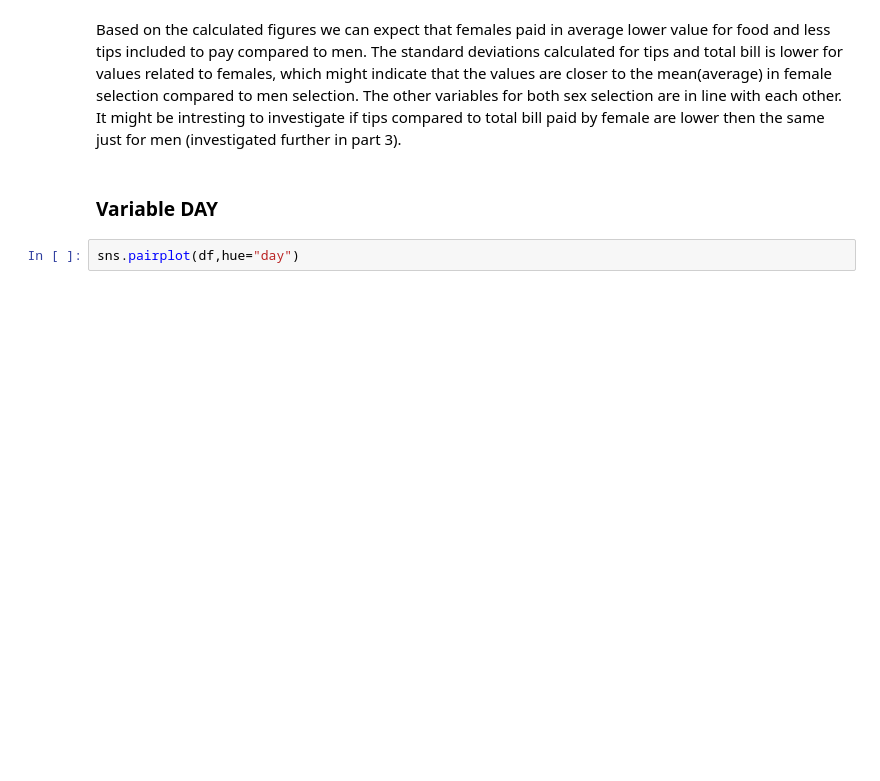
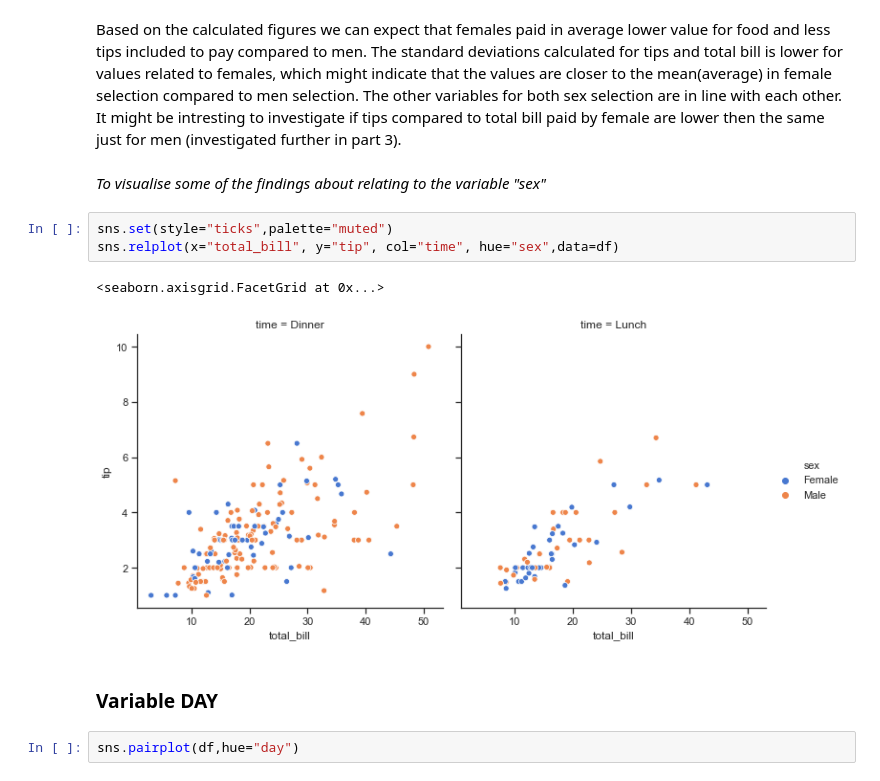
Before and after one commit to Crkonova76/Fundamentals-of-Data-Analysis_Assessment-2019, a Jupyter notebook: Tips_dataset.ipynb, the cells around one changed output. Cells and saved outputs as stored; diff of their text form; blank space fills up the shorter version.

Commit message:
seaborn plots

```diff
--- a/Tips_dataset.ipynb
+++ b/Tips_dataset.ipynb
@@ -144,5 +121,13 @@ pd.pivot_table(df, index=["sex"],aggfunc=[np.mean, np.max, np.min, np.std])
 # %% [markdown]
 Based on the calculated figures we can expect that females paid in average lower value for food and less tips included to pay compared to men. The standard deviations calculated for tips and total bill is lower for values related to females, which might indicate that the values are closer to the mean(average) in female selection compared to men selection. The other variables for both sex selection are in line with each other. It might be intresting to investigate if tips compared to total bill paid by female are lower then the same just for men (investigated further in part 3).
+# %% [markdown]
+_To visualise some of the findings about relating to the variable "sex"_
+# %%
+sns.set(style="ticks",palette="muted")
+sns.relplot(x="total_bill", y="tip", col="time", hue="sex",data=df)
+# %% [output]
+<seaborn.axisgrid.FacetGrid at 0x...>
+[figure, added]
 # %% [markdown]
 ### Variable DAY
 # %%
```
Also changed, not shown: parts of 48 cells of this notebook, 1 other file.
